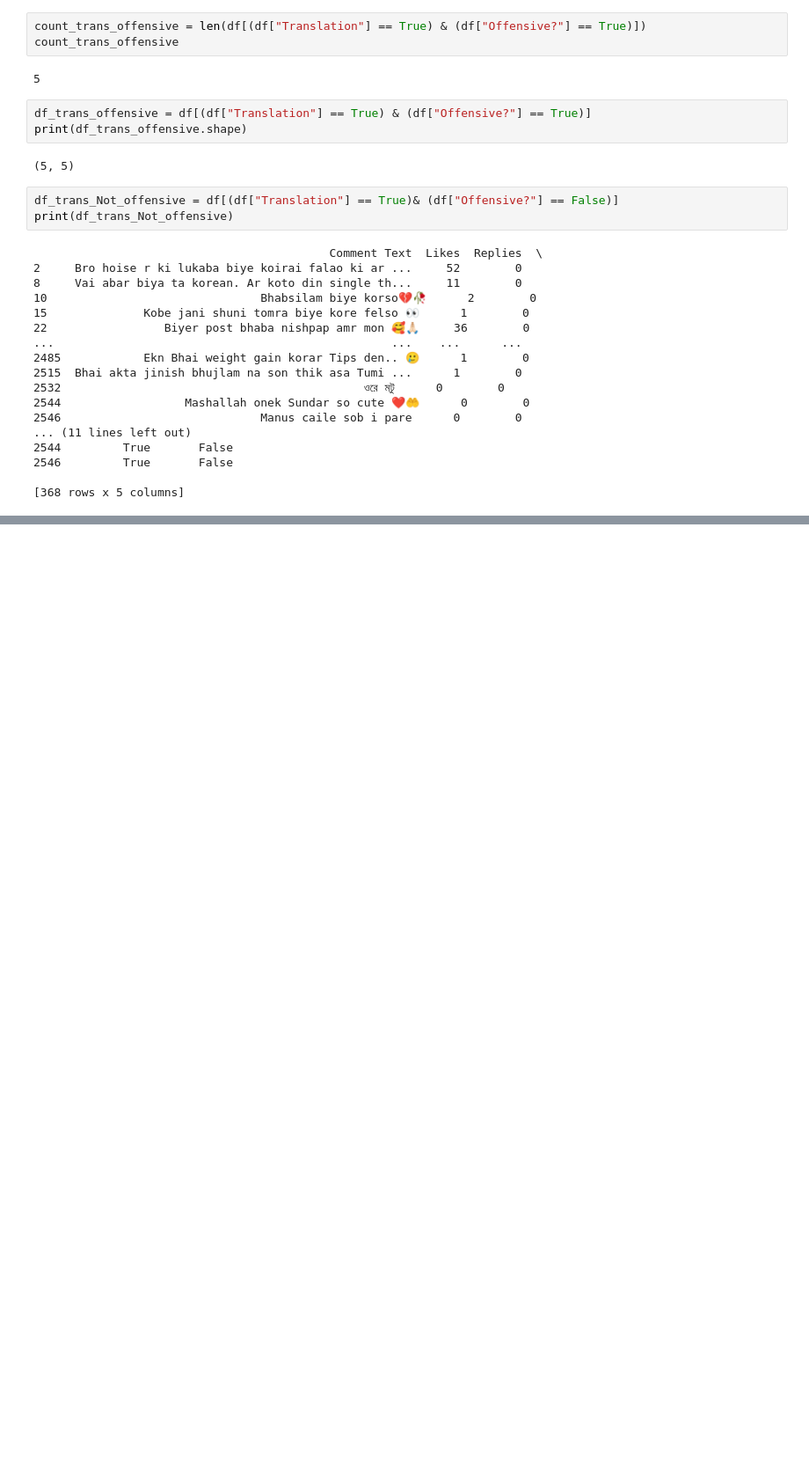
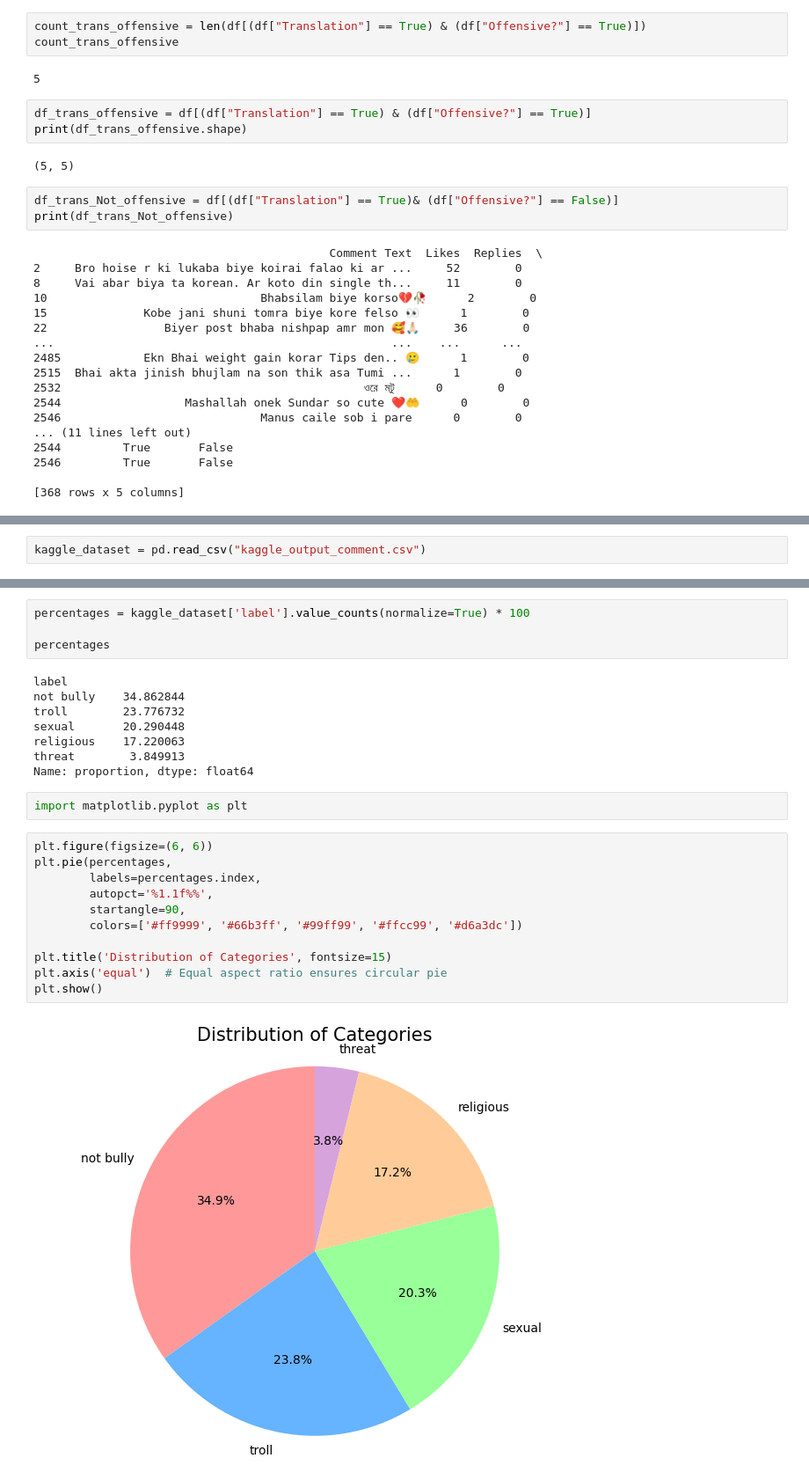
Before and after one commit to Nusrat-96/Bengali_data_analysi, a Jupyter notebook: data_analysis.ipynb, the cells around one changed output, grey strips where cells are left out. Shown at 88% size. Cells and saved outputs as stored; diff of their text form; blank space fills up the shorter version.

Commit message:
kaggle dataset analysis

```diff
--- a/data_analysis.ipynb
+++ b/data_analysis.ipynb
@@ -77,0 +88,2 @@ df_kaggle = pd.read_excel("kaggle_comment.xlsx")
+# %%
+kaggle_dataset = pd.read_csv("kaggle_output_comment.csv")
@@ -77,0 +109,27 @@ df_kaggle = pd.read_excel("kaggle_comment.xlsx")
+# %%
+percentages = kaggle_dataset['label'].value_counts(normalize=True) * 100
+
+percentages
+# %% [output]
+label
+not bully    34.862844
+troll        23.776732
+sexual       20.290448
+religious    17.220063
+threat        3.849913
+Name: proportion, dtype: float64
+# %%
+import matplotlib.pyplot as plt
+# %%
+plt.figure(figsize=(6, 6))
+plt.pie(percentages,
+        labels=percentages.index,
+        autopct='%1.1f%%',
+        startangle=90,
+        colors=['#ff9999', '#66b3ff', '#99ff99', '#ffcc99', '#d6a3dc'])
+
+plt.title('Distribution of Categories', fontsize=15)
+plt.axis('equal')  # Equal aspect ratio ensures circular pie
+plt.show()
+# %% [output]
+[figure, added]
```
Also changed, not shown: parts of 4 cells of this notebook, 1 other file.
